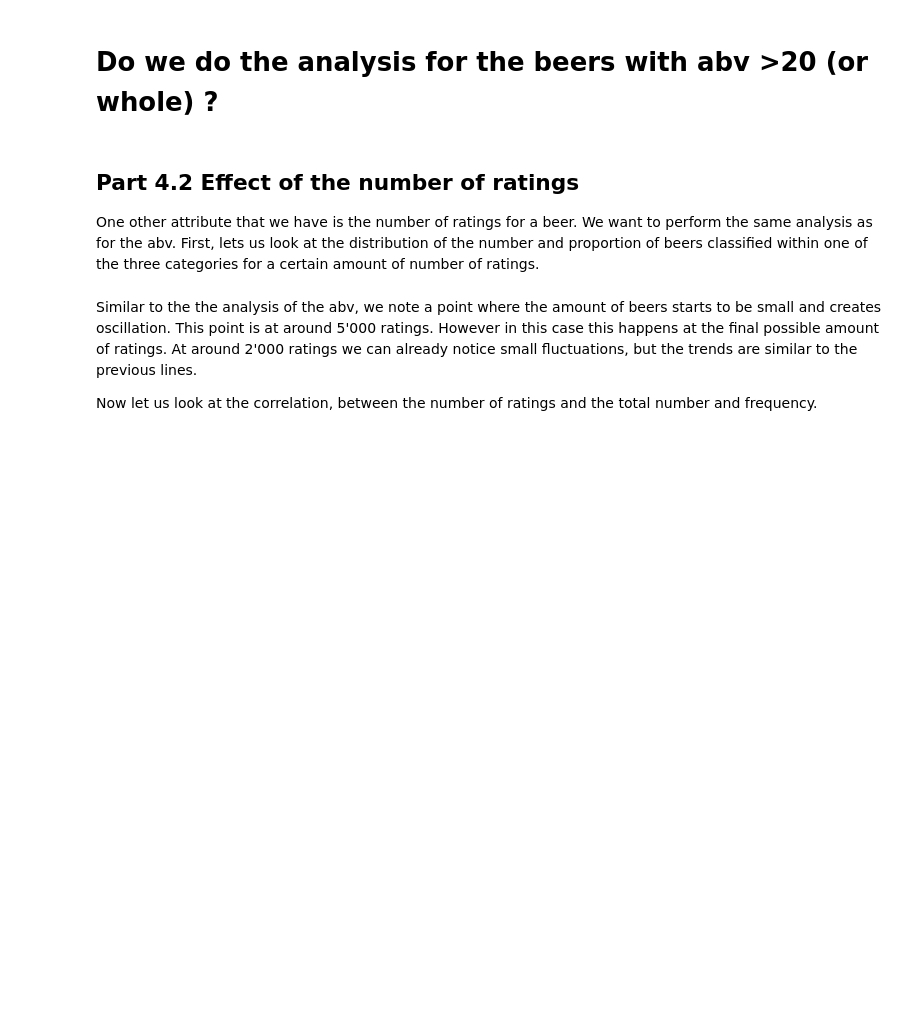
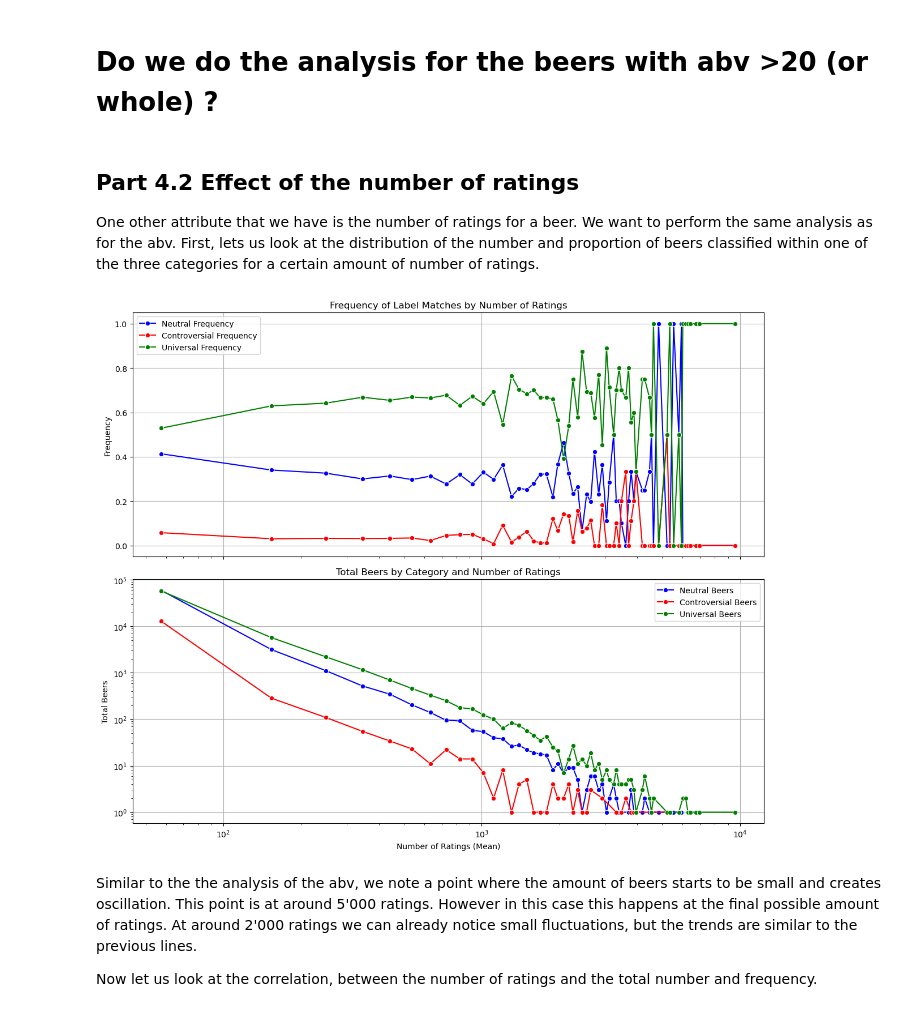
Before and after one commit to epfl-ada/ada-2024-project-abracadabra, a Jupyter notebook: analysis_final.ipynb, the cells around one changed output. Drawn from its saved outputs; the diff is of its cells as text; code cells hidden in the pictures; blank space fills up the shorter version.

```diff
--- a/analysis_final.ipynb
+++ b/analysis_final.ipynb
@@ -349,7 +414,9 @@ From the above plot we see that without any surprise the number of beers in tota
 
 One other attribute that we have is the number of ratings for a beer. We want to perform the same analysis as for the abv. First, lets us look at the distribution of the number and proportion of beers classified within one of the three categories for a certain amount of number of ratings.
 # %%
-grouped_df_nbr_rating = plot_distribution_rating_nbr(attributes_variance, beers_df[['id','nbr_ratings']], labels, label_list=[2,0,1])
+grouped_df_nbr_rating = plot_distribution_rating_nbr(attributes_variance, beers_df_new[['id','nbr_ratings']], labels, label_list=[0,1,2])
+# %% [output]
+[figure, added]
 # %% [markdown]
 Similar to the the analysis of the abv, we note a point where the amount of beers starts to be small and creates oscillation. This point is at around 5'000 ratings. However in this case this happens at the final possible amount of ratings. At around 2'000 ratings we can already notice small fluctuations, but the trends are similar to the previous lines.
 
```
Also changed, not shown: parts of 23 cells of this notebook, 1 other file.
